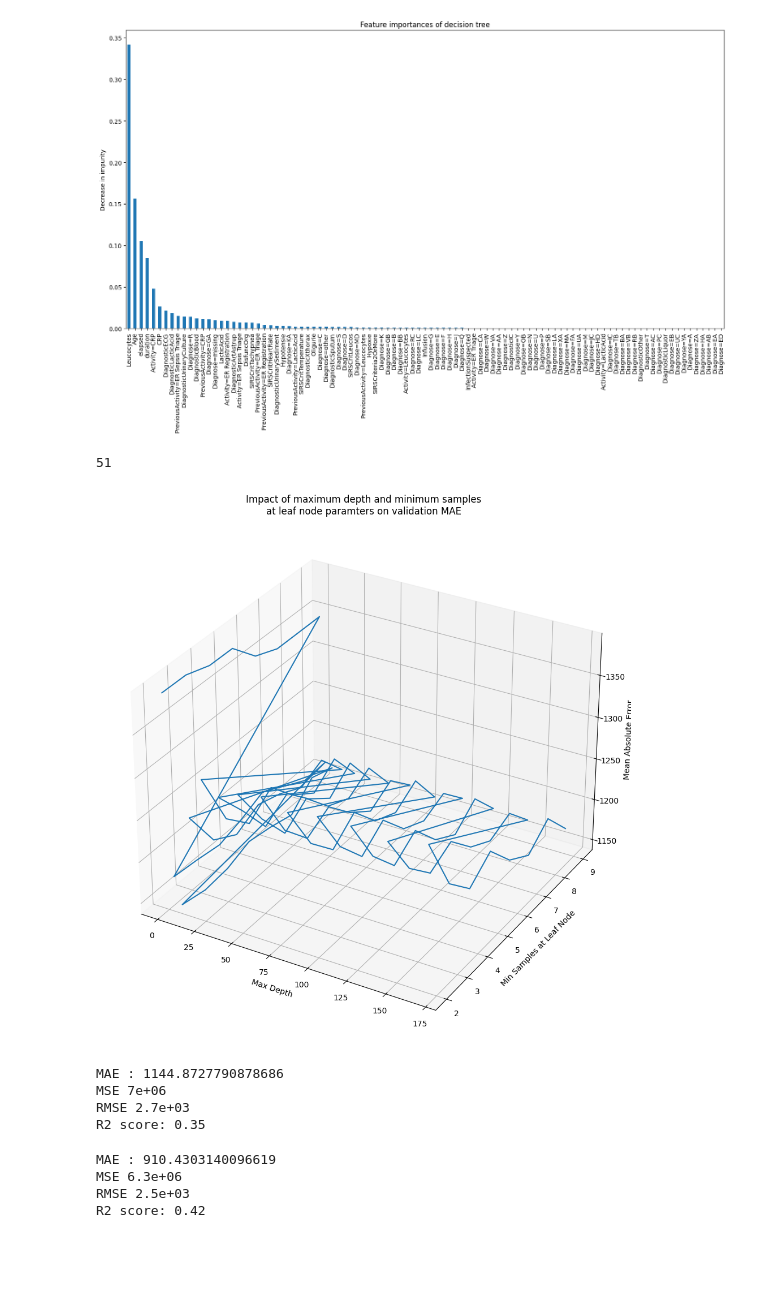
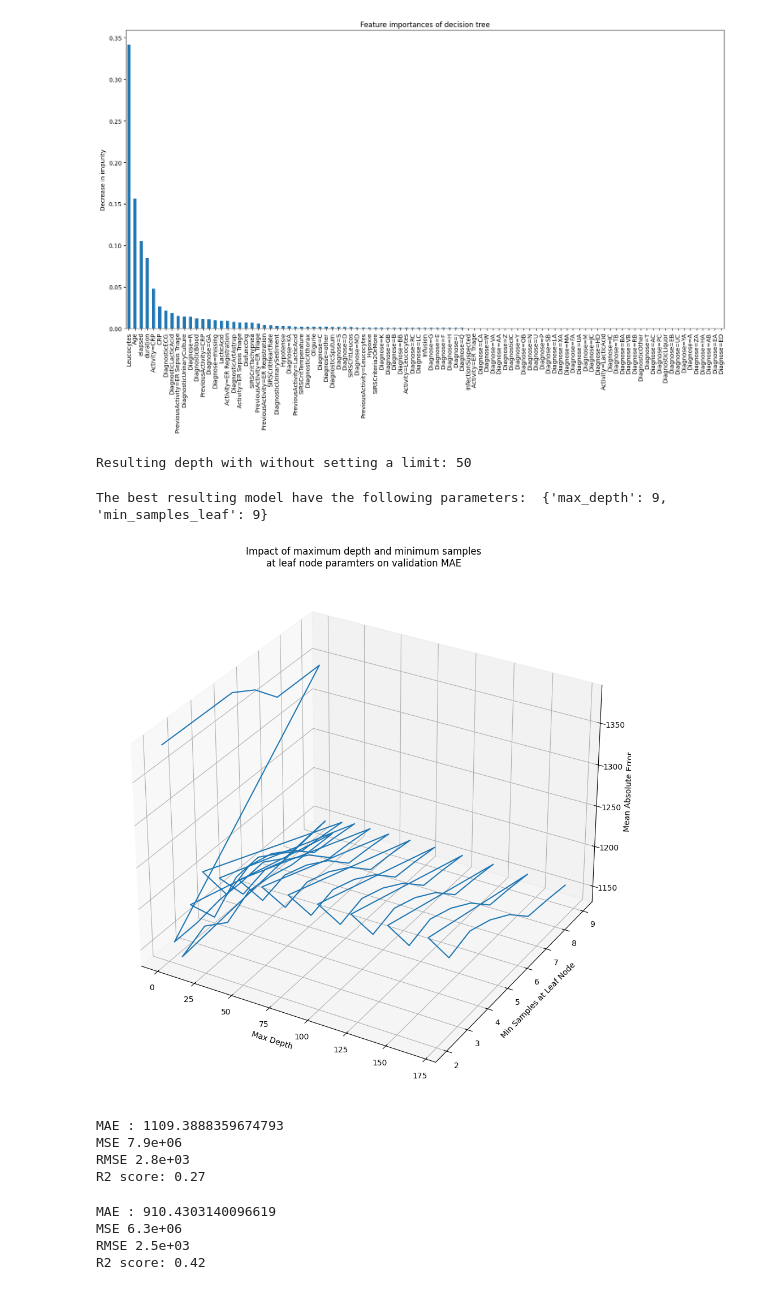
Before and after one commit to MarognaLorenzo/ApplicationOfMachineLearning, a Jupyter notebook: Assignment2/notebooks/Lorenzo.ipynb, the cells around one changed output. Drawn from its saved outputs; the diff is of its cells as text; code cells hidden in the pictures; blank space fills up the shorter version.

```diff
--- a/Assignment2/notebooks/Lorenzo.ipynb
+++ b/Assignment2/notebooks/Lorenzo.ipynb
@@ -490,4 +479,0 @@ param_choices = [
-# %%
-default_tree.get_depth()
-# %% [output]
-51
@@ -538,40 +480,55 @@ best_tree = DecisionTreeRegressor(
+# %%
+print(f'Resulting depth with without setting a limit: {default_tree.get_depth()}')
+# %% [output]
+Resulting depth with without setting a limit: 50
+# %%
+import numpy as np
+from sklearn.metrics import mean_squared_error
+grid_RT_ls = GridSearchCV(
+    estimator=DecisionTreeRegressor(random_state=RANDOM_SEED),
+    cv=5,
+    param_grid={"max_depth": np.arange(1,14)**2, "min_samples_leaf": np.arange(2,10)},
+    scoring="neg_mean_absolute_error",
+    n_jobs=-1,
+    )
+grid_RT_ls.fit(X_ls_train, y_ls_train)
+print(f'The best resulting model have the following parameters: ', grid_RT_ls.best_params_)
+best_model = grid_RT_ls.best_estimator_
+# %% [output]
+The best resulting model have the following parameters:  {'max_depth': 9, 'min_samples_leaf': 9}
 # %%
 # TODO: create 2D or 3D plot that shows how the selected parameter values affect the MAE (or RMSE).
-results = pd.DataFrame(
-    [
-        param_choice | {"mae": mae}
-        for param_choice, mae in zip(param_choices, np.mean(mae, axis=0))
-    ]
-)
+
+results = pd.DataFrame([
+    param_choice | {"mae": -mae}
+        for param_choice, mae in zip(grid_RT_ls.cv_results_['params'], grid_RT_ls.cv_results_['mean_test_score'])
+])
 
 fig = plt.figure(figsize=(15, 10))
 
 ax = fig.add_subplot(111, projection="3d")
 
 ax.plot(results.max_depth, results.min_samples_leaf, results.mae)
 
 ax.set_xlabel("Max Depth")
 ax.set_ylabel("Min Samples at Leaf Node")
 ax.set_zlabel("Mean Absolute Error")
 ax.set_title(
     "Impact of maximum depth and minimum samples\n"
     "at leaf node paramters on validation MAE"
 )
 fig.tight_layout()
 plt.show()
 # %% [output]
-[figure, old version]
+[figure, new version]
-# %%
-
-# TODO: compute the performance of the model on your held-out test data
-best_tree.fit(X_ls_train, y_ls_train)
-best_tree_res = best_tree.predict(X_ls_test)
-print_performance_metrics(y_ls_test, best_tree_res)
-# %% [output]
-MAE : 1144.8727790878686
-MSE 7e+06
-RMSE 2.7e+03
-R2 score: 0.35
+# %%
+best_model.fit(X_ls_train, y_ls_train)
+print_performance_metrics(y_ls_test, best_model.predict(X_ls_test))
+# %% [output]
+MAE : 1109.3888359674793
+MSE 7.9e+06
+RMSE 2.8e+03
+R2 score: 0.27
 # %%
 # TODO: repeat the above steps for *data_ag*
 # TODO: import packages
```
Also changed, not shown: parts of 7 cells of this notebook.
